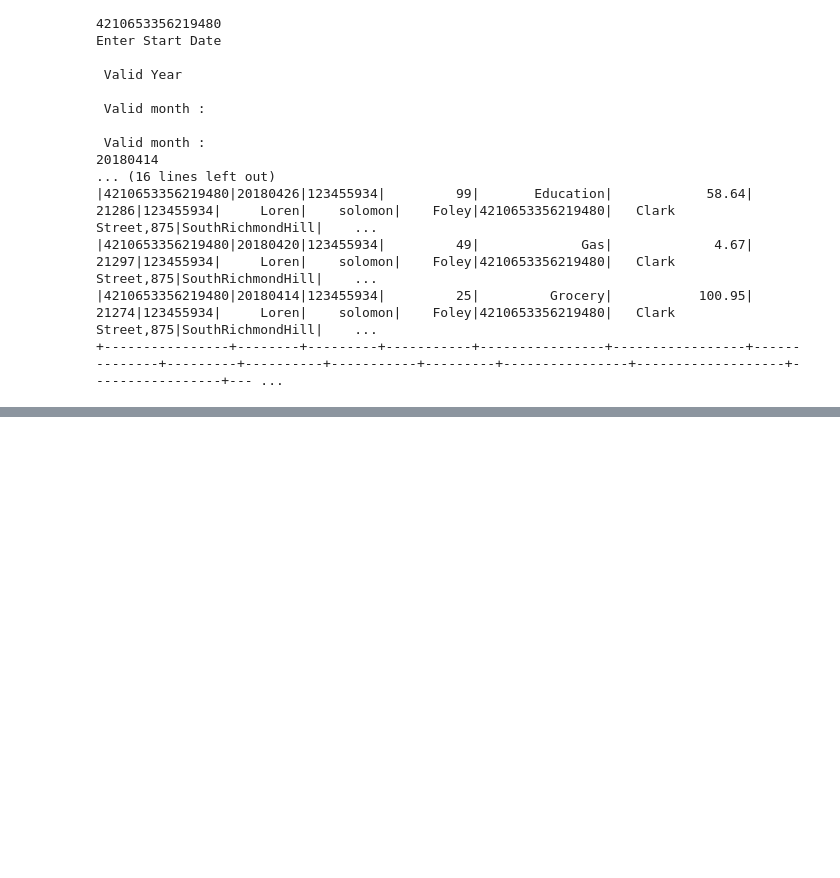
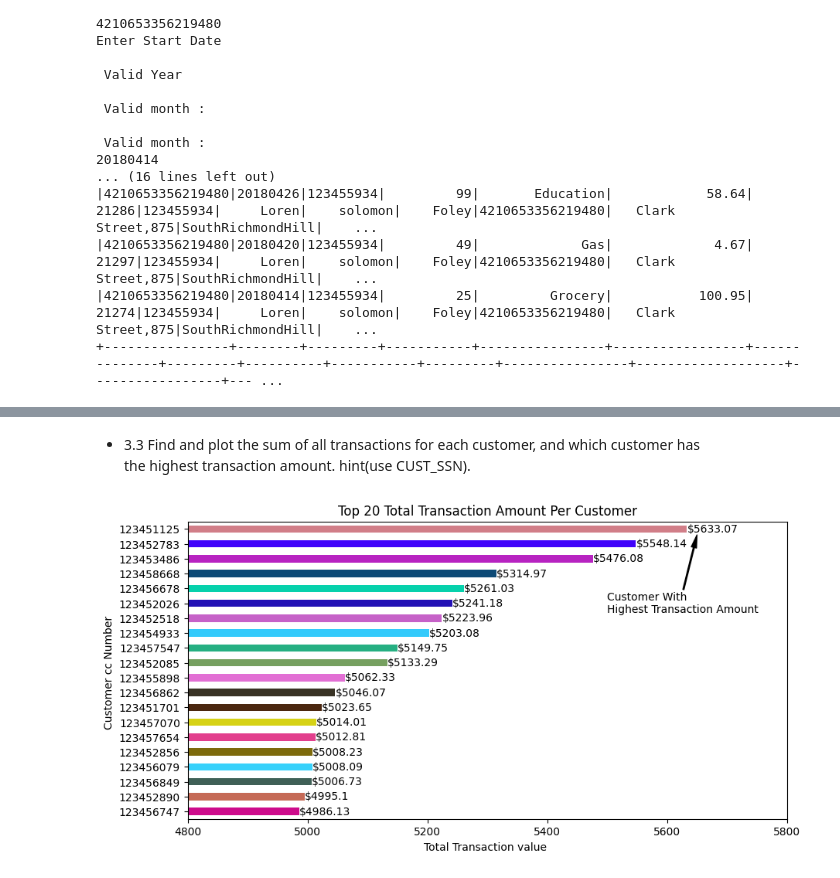
Before and after one commit to nighotY/capstone_project, a Jupyter notebook: dataeng_capstone.ipynb, the cells around one changed output, grey strips where cells are left out. Drawn from its saved outputs; the diff is of its cells as text; code cells hidden in the pictures; blank space fills up the shorter version.

```diff
--- a/dataeng_capstone.ipynb
+++ b/dataeng_capstone.ipynb
@@ -916,0 +1006,29 @@ print(cl)
+# %% [markdown]
+* 3.3 Find and plot the sum of all transactions for each customer, and which customer has
+     the highest transaction amount.
+     hint(use CUST_SSN).
+# %%
+def plot_top_20_cust():
+    #inner join on custmer dataframe and credit card dataframe
+    cust_cc_df=pd.merge(cust_df,cc_df,how='inner',left_on='CREDIT_CARD_NO',right_on='CUST_CC_NO')
+    top_20=cust_cc_df.groupby('CUST_SSN')['TRANSACTION_VALUE'] \
+                    .sum() \
+                    .sort_values().tail(20)
+    top_20_colors=colors(len(top_20))
+    top_20.plot(kind ='barh',figsize=(10,5),xlim=(4800,5800),color=top_20_colors)
+    plt.title("Top 20 Total Transaction Amount Per Customer")
+    for index,value in enumerate(top_20):
+        plt.text(value+.20,index-0.2,'$'+str(value))
+    plt.xlabel("Total Transaction value ")
+    plt.ylabel("Customer cc Number ")
+    plt.annotate('Customer With \nHighest Transaction Amount',
+                xy=(5650,18.6),
+                xytext=(5500,14),
+                arrowprops=dict(facecolor='black',width=1,headwidth=5),
+                horizontalalignment='left',
+                verticalalignment='center')
+    plt.show()
+# %%
+plot_top_20_cust()
+# %% [output]
+[figure, added]
```
Also changed, not shown: parts of 21 cells of this notebook.
